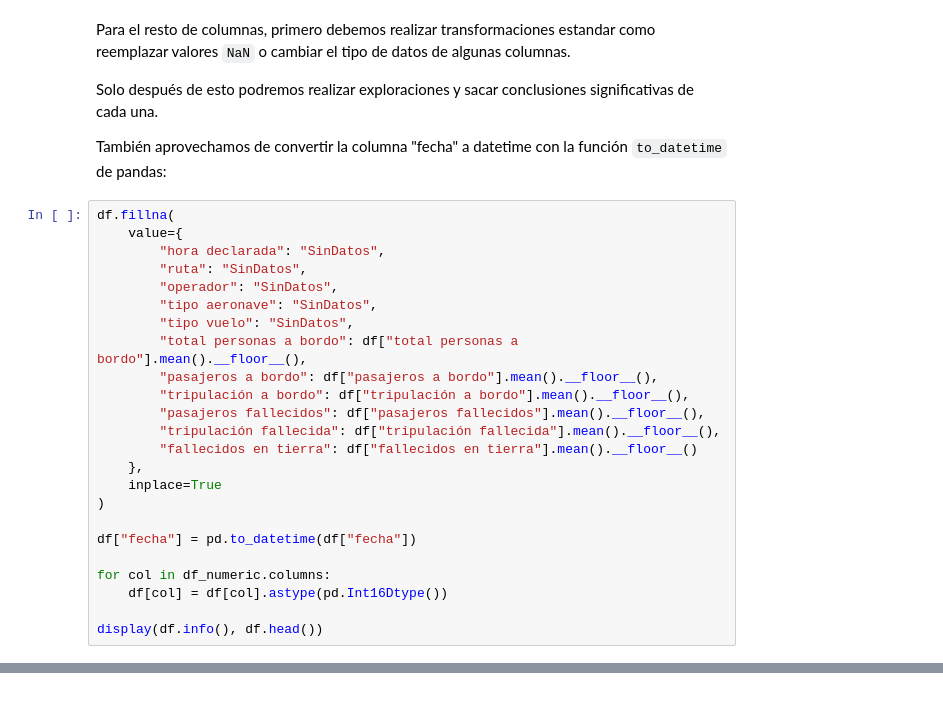
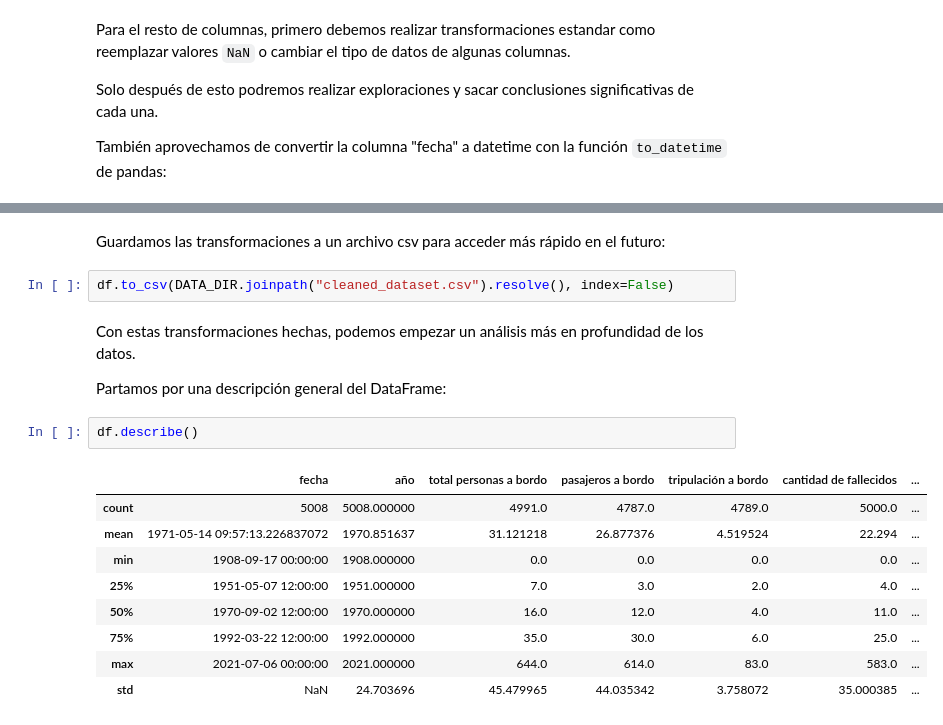
Before and after one commit to saeram00/PI-DA-HENRY, a Jupyter notebook: EDA/EDA.ipynb, the cells around one changed output, grey strips where cells are left out. Cells and saved outputs as stored; diff of their text form.

```diff
--- a/EDA/EDA.ipynb
+++ b/EDA/EDA.ipynb
@@ -240,27 +239,3 @@ significativas de cada una.
 
 También aprovechamos de convertir la columna "fecha" a datetime con la función
 `to_datetime` de pandas:
-# %%
-df.fillna(
-    value={
-        "hora declarada": "SinDatos",
-        "ruta": "SinDatos",
-        "operador": "SinDatos",
-        "tipo aeronave": "SinDatos",
-        "tipo vuelo": "SinDatos",
-        "total personas a bordo": df["total personas a bordo"].mean().__floor__(),
-        "pasajeros a bordo": df["pasajeros a bordo"].mean().__floor__(),
-        "tripulación a bordo": df["tripulación a bordo"].mean().__floor__(),
-        "pasajeros fallecidos": df["pasajeros fallecidos"].mean().__floor__(),
-        "tripulación fallecida": df["tripulación fallecida"].mean().__floor__(),
-        "fallecidos en tierra": df["fallecidos en tierra"].mean().__floor__()
-    },
-    inplace=True
-)
-
-df["fecha"] = pd.to_datetime(df["fecha"])
-
-for col in df_numeric.columns:
-    df[col] = df[col].astype(pd.Int16Dtype())
-
-display(df.info(), df.head())
@@ -293,0 +318,21 @@ None
+# %% [markdown]
+Guardamos las transformaciones a un archivo csv para acceder
+más rápido en el futuro:
+# %%
+df.to_csv(DATA_DIR.joinpath("cleaned_dataset.csv").resolve(), index=False)
+# %% [markdown]
+Con estas transformaciones hechas, podemos empezar un análisis más en profundidad de los datos.
+
+Partamos por una descripción general del DataFrame:
+# %%
+df.describe()
+# %% [output]
+|  | fecha | año | total personas a bordo | pasajeros a bordo | tripulación a bordo | cantidad de fallecidos | ... |
+| count | 5008 | 5008.000000 | 4991.0 | 4787.0 | 4789.0 | 5000.0 | ... |
+| mean | 1971-05-14 09:57:13.226837072 | 1970.851637 | 31.121218 | 26.877376 | 4.519524 | 22.294 | ... |
+| min | 1908-09-17 00:00:00 | 1908.000000 | 0.0 | 0.0 | 0.0 | 0.0 | ... |
+| 25% | 1951-05-07 12:00:00 | 1951.000000 | 7.0 | 3.0 | 2.0 | 4.0 | ... |
+| 50% | 1970-09-02 12:00:00 | 1970.000000 | 16.0 | 12.0 | 4.0 | 11.0 | ... |
+| 75% | 1992-03-22 12:00:00 | 1992.000000 | 35.0 | 30.0 | 6.0 | 25.0 | ... |
+| max | 2021-07-06 00:00:00 | 2021.000000 | 644.0 | 614.0 | 83.0 | 583.0 | ... |
+| std | NaN | 24.703696 | 45.479965 | 44.035342 | 3.758072 | 35.000385 | ... |
```
Also changed, not shown: parts of 12 cells of this notebook, 1 other file.
